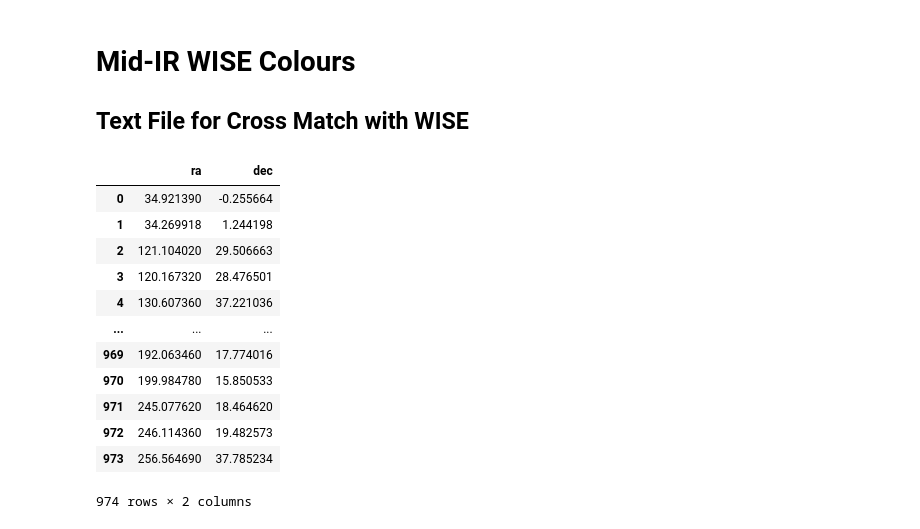
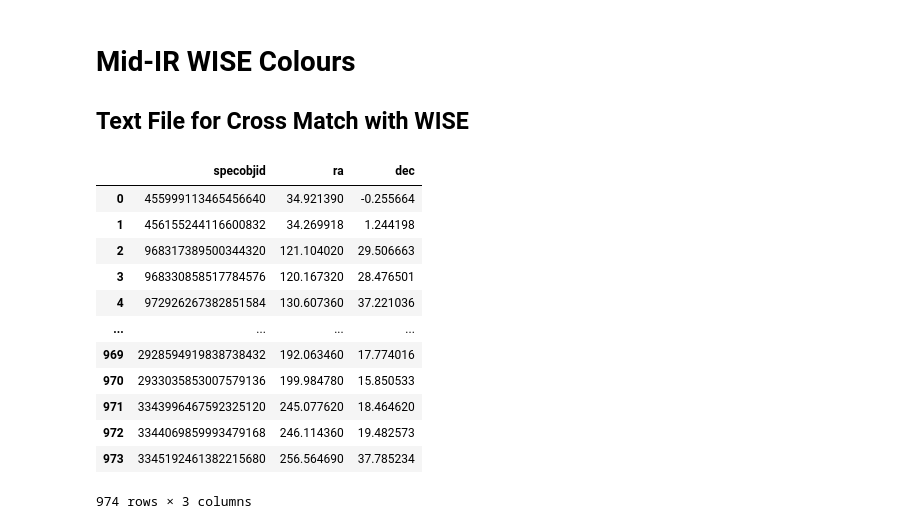
Before and after one commit to NicoGalvarino/AGN_Tutorials_Git, a Jupyter notebook: Tutorial_4_finding_qsos/finding_qsos.ipynb, the cells around one changed output. Saved outputs shown, nothing was run; the diff lists cells and outputs as text; code cells hidden in the pictures.

```diff
--- a/Tutorial_4_finding_qsos/finding_qsos.ipynb
+++ b/Tutorial_4_finding_qsos/finding_qsos.ipynb
@@ -116,20 +121,20 @@ No artists with labels found to put in legend.  Note that artists whose label st
 ## Text File for Cross Match with WISE
 # %%
 # cross_id = qsos[['plate', 'mjd', 'fiberID']]
-cross_id = qsos[['ra', 'dec']]
+cross_id = qsos[['specobjid', 'ra', 'dec']]
 cross_id
 # %% [output]
-|  | ra | dec |
-| 0 | 34.921390 | -0.255664 |
-| 1 | 34.269918 | 1.244198 |
-| 2 | 121.104020 | 29.506663 |
-| 3 | 120.167320 | 28.476501 |
-| 4 | 130.607360 | 37.221036 |
-| ... | ... | ... |
-| 969 | 192.063460 | 17.774016 |
-| 970 | 199.984780 | 15.850533 |
-| 971 | 245.077620 | 18.464620 |
-| 972 | 246.114360 | 19.482573 |
-| 973 | 256.564690 | 37.785234 |
+|  | specobjid | ra | dec |
+| 0 | 455999113465456640 | 34.921390 | -0.255664 |
+| 1 | 456155244116600832 | 34.269918 | 1.244198 |
+| 2 | 968317389500344320 | 121.104020 | 29.506663 |
+| 3 | 968330858517784576 | 120.167320 | 28.476501 |
+| 4 | 972926267382851584 | 130.607360 | 37.221036 |
+| ... | ... | ... | ... |
+| 969 | 2928594919838738432 | 192.063460 | 17.774016 |
+| 970 | 2933035853007579136 | 199.984780 | 15.850533 |
+| 971 | 3343996467592325120 | 245.077620 | 18.464620 |
+| 972 | 3344069859993479168 | 246.114360 | 19.482573 |
+| 973 | 3345192461382215680 | 256.564690 | 37.785234 |
-974 rows × 2 columns
+974 rows × 3 columns
 # %%
```
Also changed, not shown: parts of 3 cells of this notebook, 4 other files.
